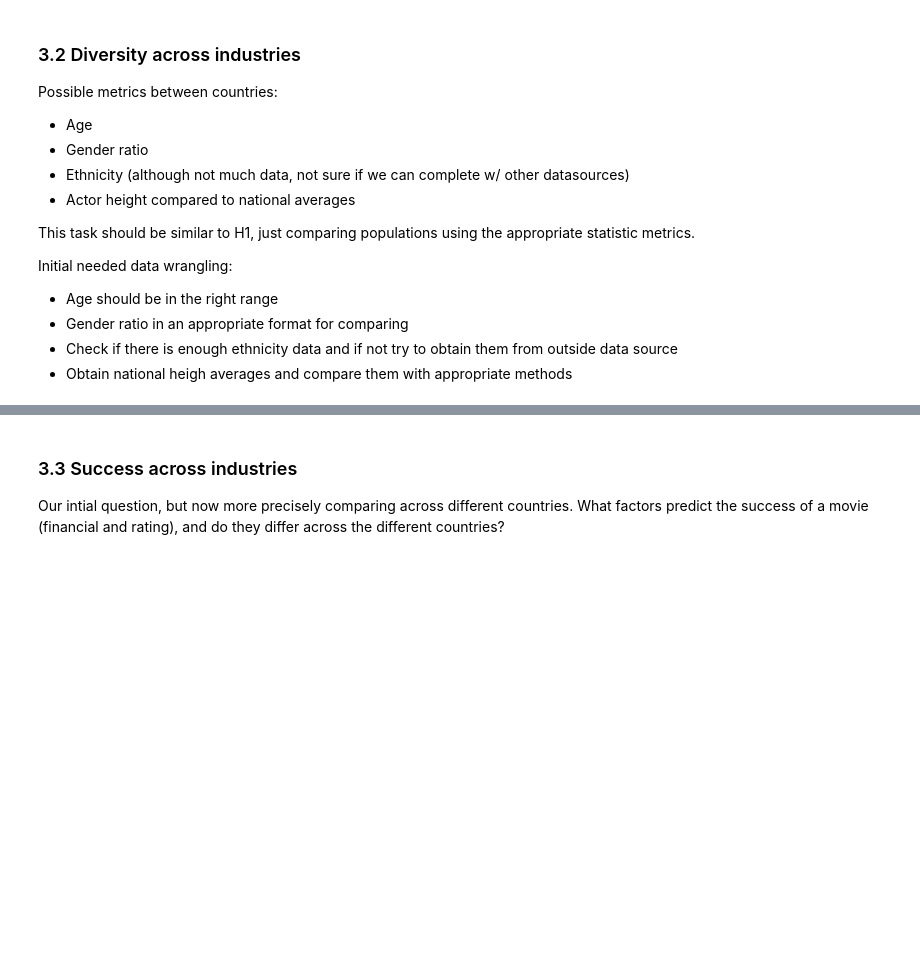
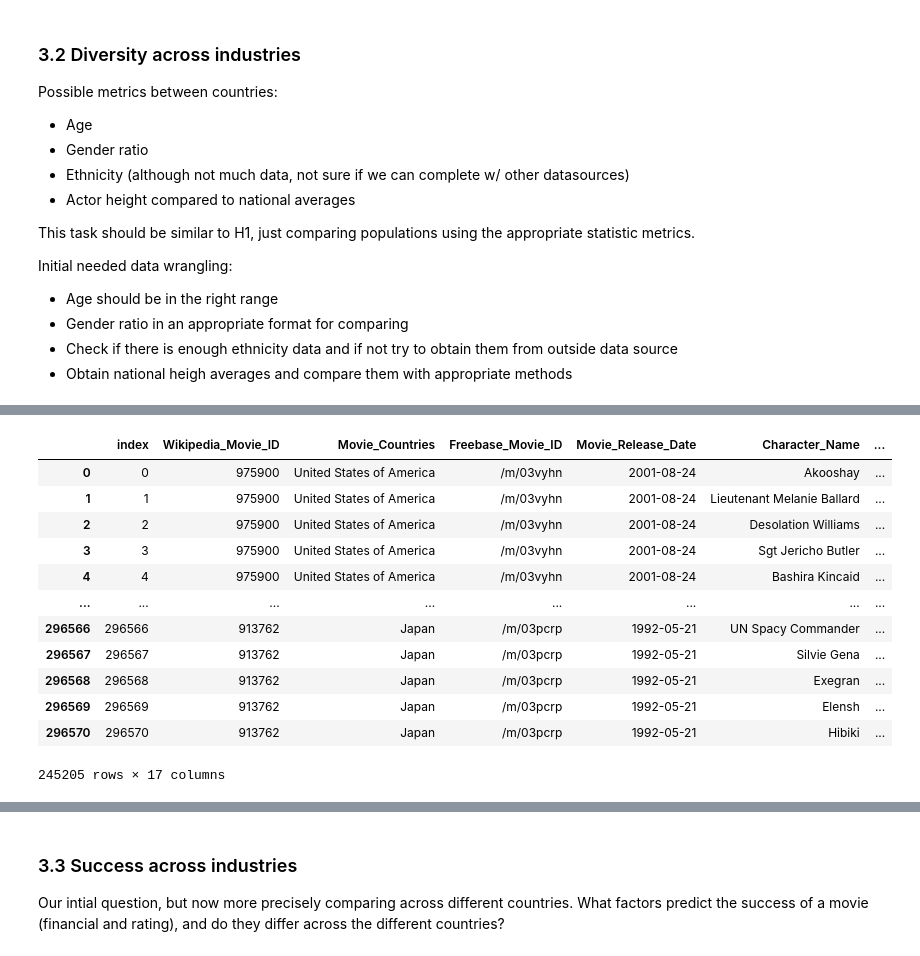
Before and after one commit to epfl-ada/ada-2022-project-robopros, a Jupyter notebook: notebooks/milestone2.ipynb, the cells around one changed output, grey strips where cells are left out. Drawn from its saved outputs; the diff is of its cells as text; code cells hidden in the pictures; blank space fills up the shorter version.

```diff
--- a/notebooks/milestone2.ipynb
+++ b/notebooks/milestone2.ipynb
@@ -305,0 +377,19 @@ Initial needed data wrangling:
+# %%
+# drop these rows
+remove_idx = dob_mrd_char[pd.to_datetime(dob_mrd_char.Actor_DOB, format='%Y/%m/%d', errors='coerce').isnull()].index
+char_age = char_age.drop(labels=remove_idx, axis=0)
+char_age
+# %% [output]
+|  | index | Wikipedia_Movie_ID | Movie_Countries | Freebase_Movie_ID | Movie_Release_Date | Character_Name | ... |
+| 0 | 0 | 975900 | United States of America | /m/03vyhn | 2001-08-24 | Akooshay | ... |
+| 1 | 1 | 975900 | United States of America | /m/03vyhn | 2001-08-24 | Lieutenant Melanie Ballard | ... |
+| 2 | 2 | 975900 | United States of America | /m/03vyhn | 2001-08-24 | Desolation Williams | ... |
+| 3 | 3 | 975900 | United States of America | /m/03vyhn | 2001-08-24 | Sgt Jericho Butler | ... |
+| 4 | 4 | 975900 | United States of America | /m/03vyhn | 2001-08-24 | Bashira Kincaid | ... |
+| ... | ... | ... | ... | ... | ... | ... | ... |
+| 296566 | 296566 | 913762 | Japan | /m/03pcrp | 1992-05-21 | UN Spacy Commander | ... |
+| 296567 | 296567 | 913762 | Japan | /m/03pcrp | 1992-05-21 | Silvie Gena | ... |
+| 296568 | 296568 | 913762 | Japan | /m/03pcrp | 1992-05-21 | Exegran | ... |
+| 296569 | 296569 | 913762 | Japan | /m/03pcrp | 1992-05-21 | Elensh | ... |
+| 296570 | 296570 | 913762 | Japan | /m/03pcrp | 1992-05-21 | Hibiki | ... |
+245205 rows × 17 columns
```
Also changed, not shown: parts of 20 cells of this notebook.
